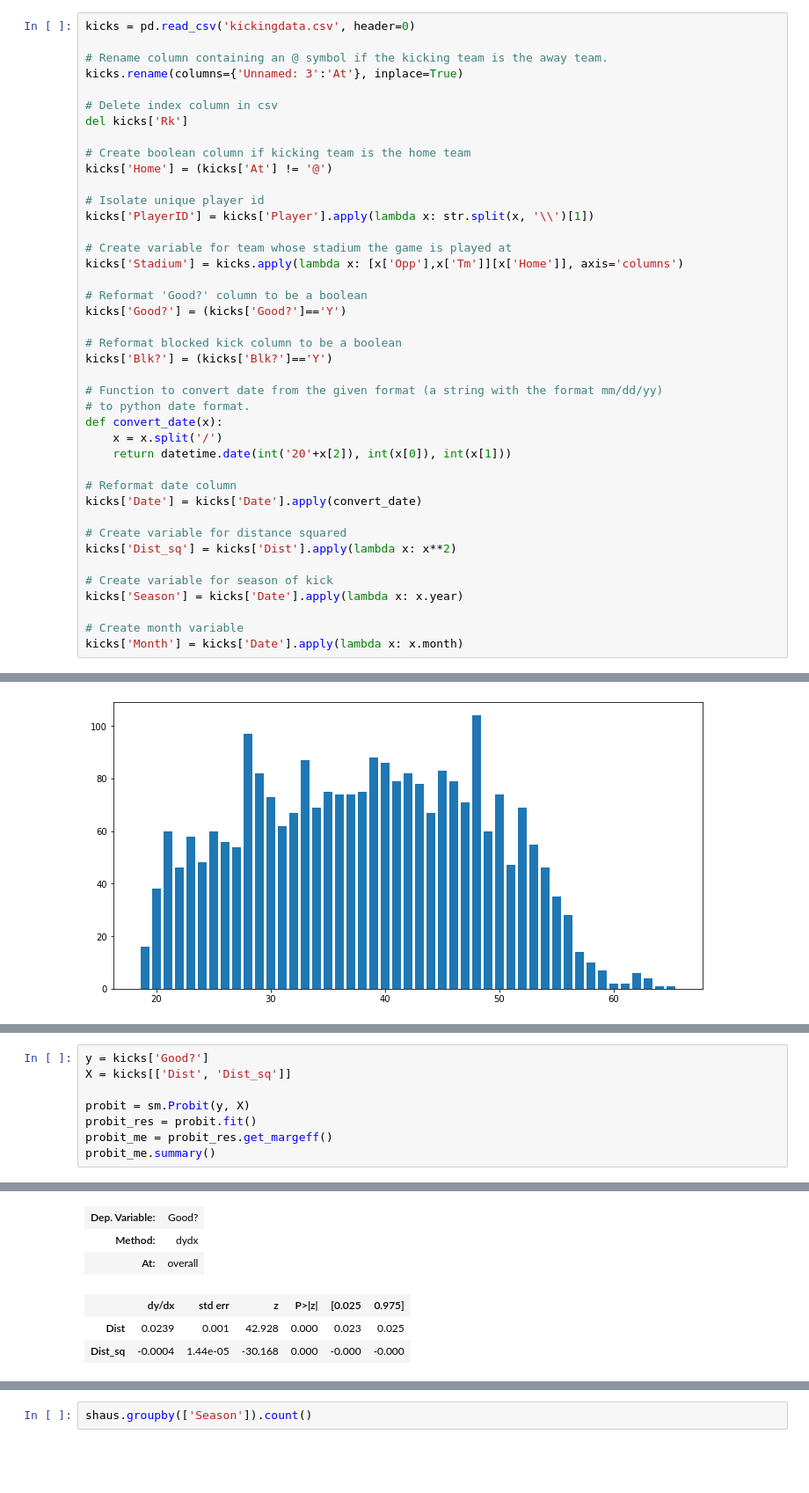
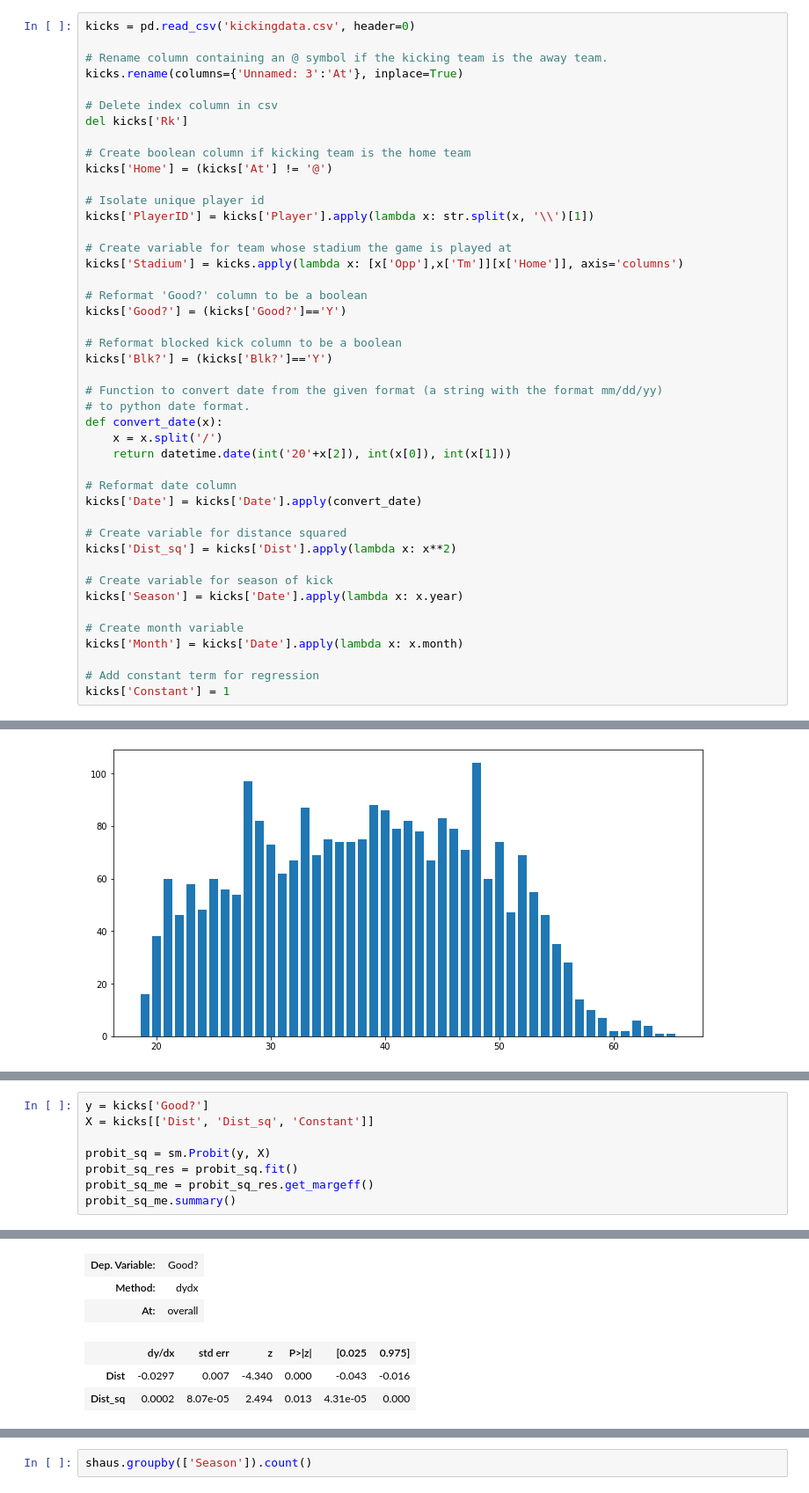
Before and after one commit to timcopelandoh/nflkickerratings, a Jupyter notebook: kicking analysis.ipynb, the cells around one changed output, grey strips where cells are left out. Shown: that part at 88% size. Drawn from its saved outputs; the diff is of its cells as text; blank space fills up the shorter version.

```diff
--- a/kicking analysis.ipynb
+++ b/kicking analysis.ipynb
@@ -50,6 +55,9 @@ kicks['Season'] = kicks['Date'].apply(lambda x: x.year)
 
 # Create month variable
 kicks['Month'] = kicks['Date'].apply(lambda x: x.month)
+
+# Add constant term for regression
+kicks['Constant'] = 1
 # %%
 # Create scatter plot displaying success rate by distance of kick
 bydistance = kicks.groupby(['Dist']).mean()
@@ -81,11 +89,11 @@ Index(['Date', 'Tm', 'At', 'Opp', 'Result', 'Player', 'Dist', 'Good?', 'Blk?',
       dtype='object')
 # %%
 y = kicks['Good?']
-X = kicks[['Dist', 'Dist_sq']]
+X = kicks[['Dist', 'Dist_sq', 'Constant']]
 
-probit = sm.Probit(y, X)
-probit_res = probit.fit()
-probit_me = probit_res.get_margeff()
-probit_me.summary()
+probit_sq = sm.Probit(y, X)
+probit_sq_res = probit_sq.fit()
+probit_sq_me = probit_sq_res.get_margeff()
+probit_sq_me.summary()
 # %% [output]
 Optimization terminated successfully.
@@ -94,7 +102,7 @@ Optimization terminated successfully.
 Probit Marginal Effects
 | Dep. Variable: | Good? |
 | Method: | dydx |
 | At: | overall |
 |  | dy/dx | std err | z | P>|z| | [0.025 | 0.975] |
-| Dist | 0.0239 | 0.001 | 42.928 | 0.000 | 0.023 | 0.025 |
-| Dist_sq | -0.0004 | 1.44e-05 | -30.168 | 0.000 | -0.000 | -0.000 |
+| Dist | -0.0297 | 0.007 | -4.340 | 0.000 | -0.043 | -0.016 |
+| Dist_sq | 0.0002 | 8.07e-05 | 2.494 | 0.013 | 4.31e-05 | 0.000 |
```
Also changed, not shown: parts of 26 cells of this notebook, 4 other files.
